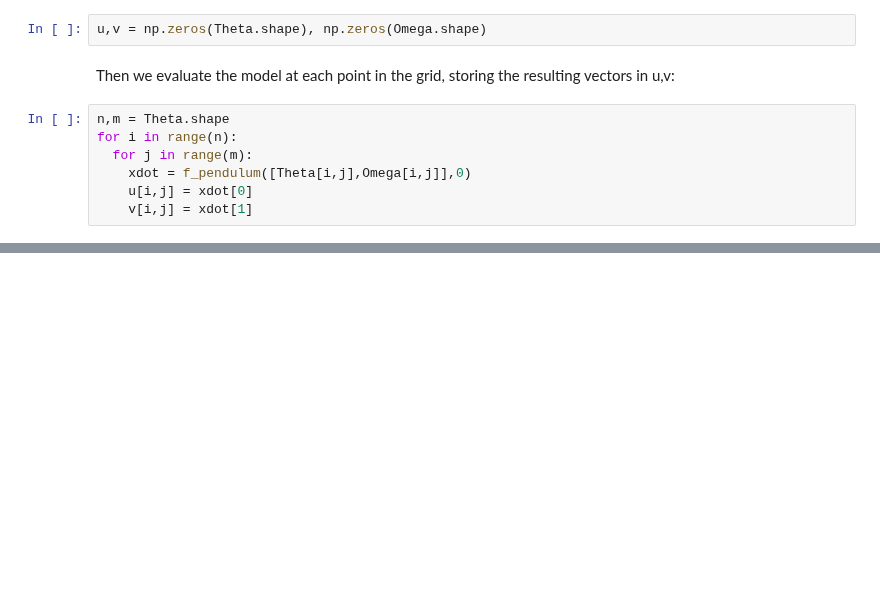
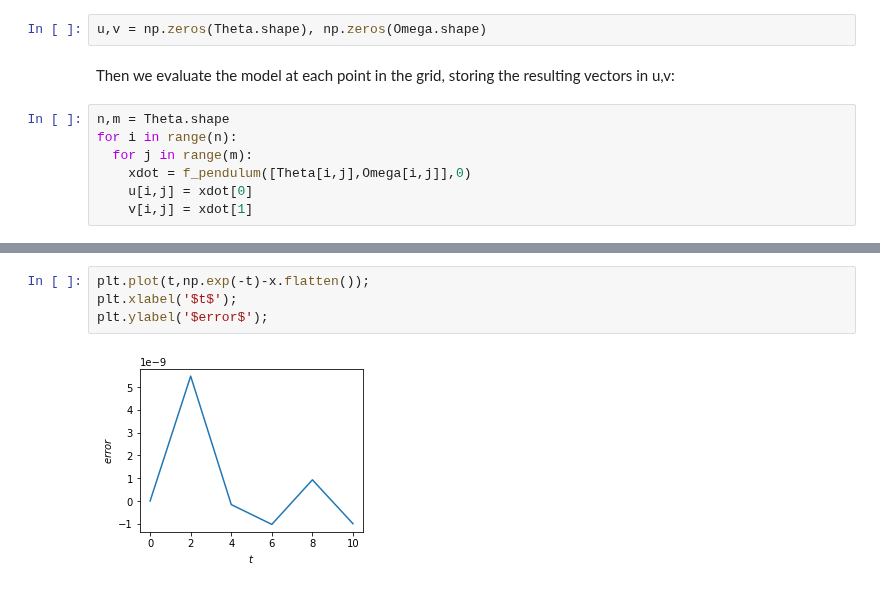
Before and after one commit to klavins/ECE447, a Jupyter notebook: lectures/dynamic_systems.ipynb, the cells around one changed output, grey strips where cells are left out. Cells and saved outputs as stored; diff of their text form; blank space fills up the shorter version.

```diff
--- a/lectures/dynamic_systems.ipynb
+++ b/lectures/dynamic_systems.ipynb
@@ -163,0 +242,6 @@ plt.ylim([-2.5, 2.5])
+# %%
+plt.plot(t,np.exp(-t)-x.flatten());
+plt.xlabel('$t$');
+plt.ylabel('$error$');
+# %% [output]
+[figure, added]
```
Also changed, not shown: parts of 38 cells of this notebook.
